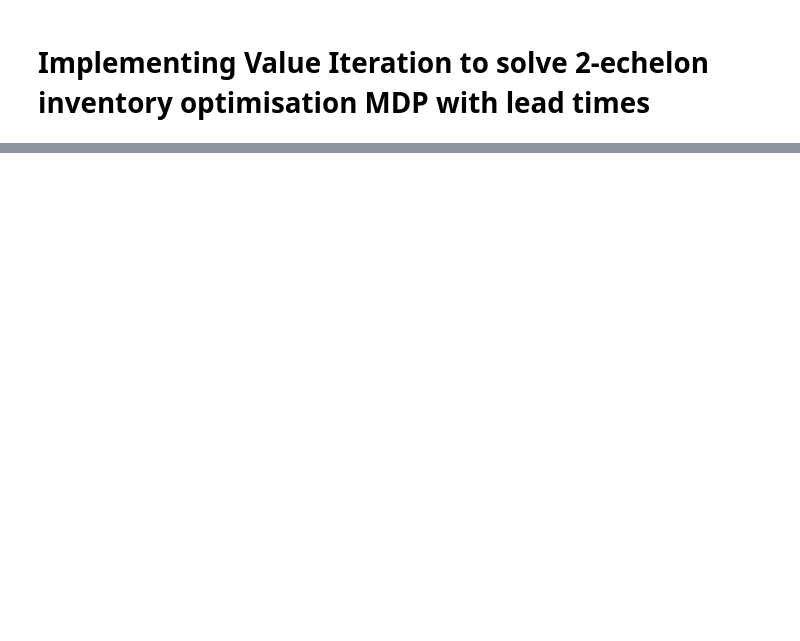
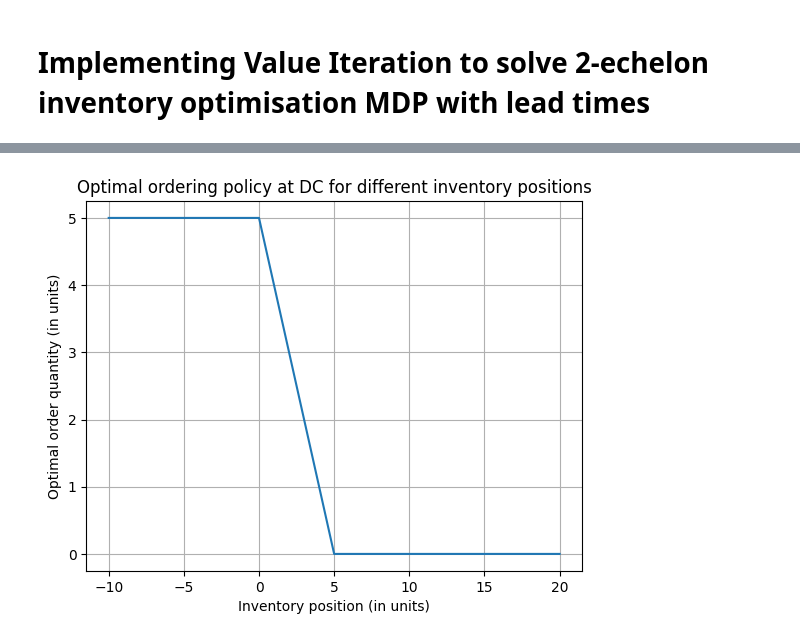
Before and after one commit to turtlesoul25/STOR-i_IM_PhDResearchProposal, a Jupyter notebook: SolveMDP.ipynb, the cells around one changed output, grey strips where cells are left out. Drawn from its saved outputs; the diff is of its cells as text; code cells hidden in the pictures; blank space fills up the shorter version.

```diff
--- a/SolveMDP.ipynb
+++ b/SolveMDP.ipynb
@@ -219,2 +165,22 @@ plot_per_lead_order(lead_optimal_policy, lead_cost_function, (0,0))
 # %%
 # Check all states with same inventory positions have the same order quantity and maybe cost?
+# %%
+inventory_positions = set(sum(key) for key in lead_optimal_policy)
+opt_policy_range = dict([(k, 0) for k in inventory_positions])
+opt_cost_range = dict([(k, set()) for k in inventory_positions])
+for inv_pos in inventory_positions:
+    for key, policy in lead_optimal_policy.items():
+        if sum(key) == inv_pos:
+            # opt_policy_range[inv_pos].add(policy)
+            opt_policy_range[inv_pos] = policy
+    for key, cost in lead_cost_function.items():
+        if sum(key) == inv_pos:
+            opt_cost_range[inv_pos].add(cost)
+
+# for inv_pos, policy in opt_policy_range.items():
+#     if len(policy) != 1:
+#         print(inv_pos, policy)
+
+for inv_pos, cost in opt_cost_range.items():
+    if len(cost) != 1:
+        print(inv_pos, cost)
@@ -221,3 +205,12 @@ plot_per_lead_order(lead_optimal_policy, lead_cost_function, (0,0))
+# %%
+plt.plot(*zip(*sorted(opt_policy_range.items())))
+plt.title("Optimal ordering policy at DC for different inventory positions")
+plt.xlabel("Inventory position (in units)")
+plt.ylabel("Optimal order quantity (in units)")
+plt.grid()
+plt.show()
+# %% [output]
+[figure, added]
 # %%
 sorted_policy = sorted(lead_optimal_policy.items(), key=lambda item: item[0][0])
 inv_levels = [k[0] for k, v in sorted_policy]
```
Also changed, not shown: parts of 19 cells of this notebook, 1 other file.
